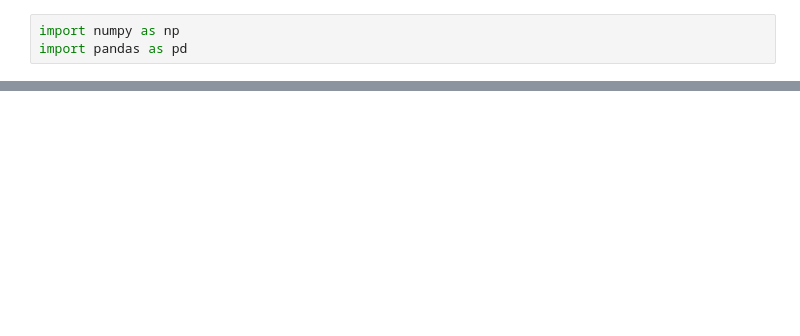
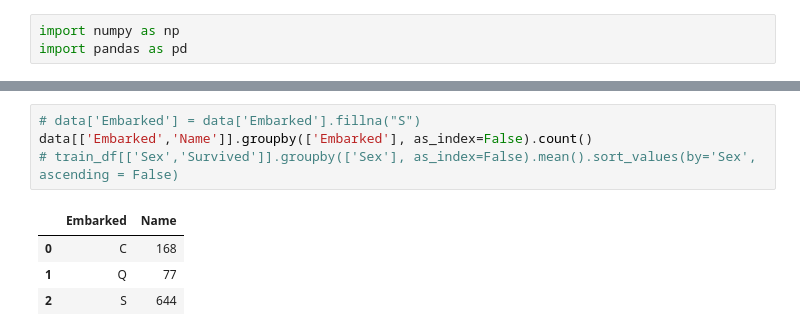
Before and after one commit to maruitao/dw2-workspace, a Jupyter notebook: mrt_workspace/Kaggle/Titanic/test1.ipynb, the cells around one changed output, grey strips where cells are left out. Cells and saved outputs as stored; diff of their text form; blank space fills up the shorter version.

```diff
--- a/mrt_workspace/Kaggle/Titanic/test1.ipynb
+++ b/mrt_workspace/Kaggle/Titanic/test1.ipynb
@@ -48,0 +14,9 @@ data
+# %%
+# data['Embarked'] = data['Embarked'].fillna("S")
+data[['Embarked','Name']].groupby(['Embarked'], as_index=False).count()
+# train_df[['Sex','Survived']].groupby(['Sex'], as_index=False).mean().sort_values(by='Sex', ascending = False)
+# %% [output]
+|  | Embarked | Name |
+| 0 | C | 168 |
+| 1 | Q | 77 |
+| 2 | S | 644 |
```
Also changed, not shown: parts of 4 cells of this notebook, 1 other file.
